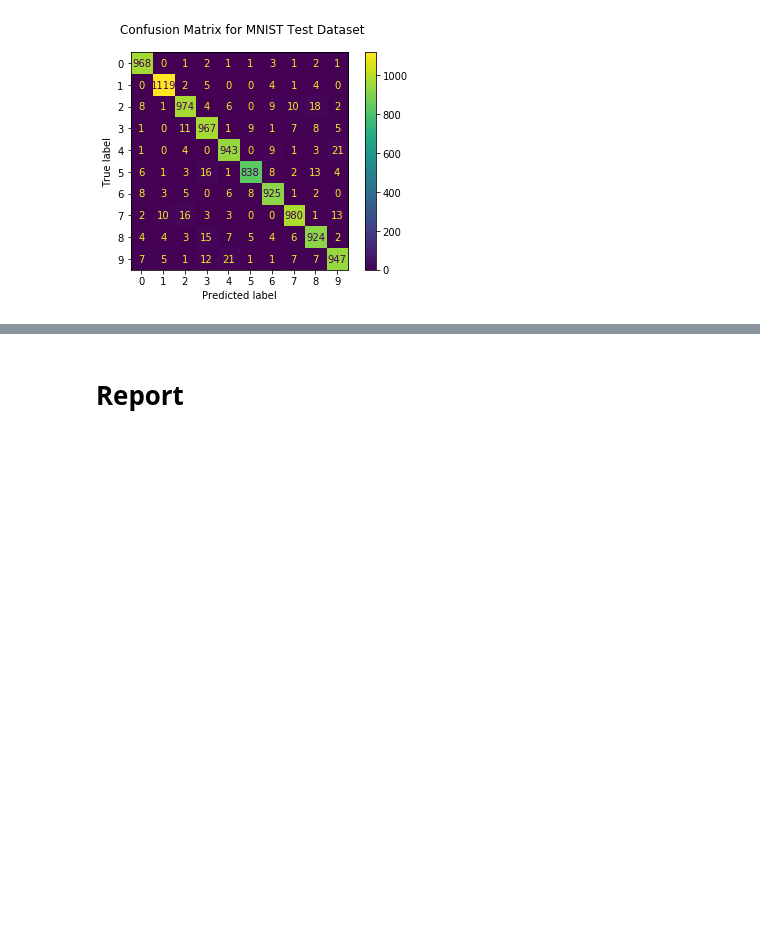
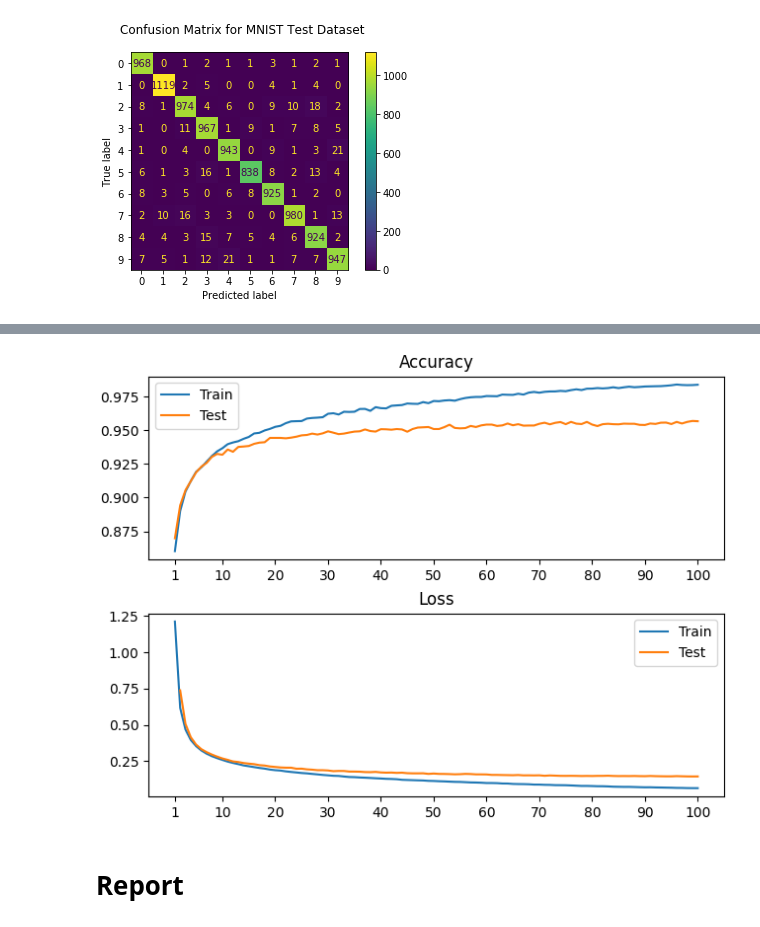
Before and after one commit to CNN-Terror/Task-2, a Jupyter notebook: exercise2/mlp.ipynb, the cells around one changed output, grey strips where cells are left out. Saved outputs shown, nothing was run; the diff lists cells and outputs as text; code cells hidden in the pictures; blank space fills up the shorter version.

Commit message:
[MLP] rerun + plot accuracy and loss

```diff
--- a/exercise2/mlp.ipynb
+++ b/exercise2/mlp.ipynb
@@ -101,12 +101,6 @@ configurations = [
 best_configuration = None
 best_score = None
 
-# TODO: remove
-train_data = train_data[:100]
-train_labels = train_labels[:100]
-test_data = test_data[:100]
-test_labels = test_labels[:100]
-
 # Use cross-validation to select best configuration
 # https://scikit-learn.org/stable/modules/cross_validation.html#k-fold
 kf = KFold(n_splits=5, random_state=random_state, shuffle=True)
@@ -120,14 +114,13 @@ for configuration in configurations:
     fold_validation_data = train_data[fold_validation_index]
     fold_validation_labels = train_labels[fold_validation_index]
 
-    # TODO: make sure max_iter is set properlu
     mlp = MLPClassifier(random_state=random_state,
                         verbose=0,
                         activation='logistic',
                         solver='sgd',
                         learning_rate='constant',
                         hidden_layer_sizes=configuration['hidden_layer_sizes'],
-                        max_iter=int(configuration['max_iter'] / 10),
+                        max_iter=configuration['max_iter'],
                         learning_rate_init=configuration['learning_rate_init'])
     mlp.fit(fold_train_data, fold_train_labels)
     scores.append(mlp.score(fold_validation_data, fold_validation_labels))
@@ -231,37 +220,41 @@ Accuracy on test data: 0.11
 # %%
 # Plot accuracy and loss for the best configuration
 # You need to install ipympl to make this work
 %matplotlib widget
 import matplotlib
 from matplotlib import pyplot as plt
 import os
 
 
 epochs = [i for i in range(1, len(train_accuracy_per_epoch) + 1)]
+epochs_to_show = np.linspace(1, len(train_accuracy_per_epoch), 11, dtype=int)
 fig, axes = plt.subplots(2, 1, constrained_layout=True)
 fig.canvas.toolbar_visible = False
 fig.canvas.header_visible = False
 
 
 # Show accuracy
-axes[0].plot(epochs, train_accuracy_per_epoch,'-o')
-axes[0].plot(epochs, test_accuracy_per_epoch, '-o')
-axes[0].set_xticks(epochs)
+axes[0].plot(epochs, train_accuracy_per_epoch,'-')
+axes[0].plot(epochs, test_accuracy_per_epoch, '-')
+axes[0].set_xticks(epochs_to_show)
 axes[0].legend(['Train', 'Test'])
 axes[0].set_title('Accuracy')
 
 
 # Show loss
-axes[1].plot(epochs, train_loss_per_epoch,'-o')
-axes[1].plot(epochs, test_loss_per_epoch, '-o')
-axes[1].set_xticks(epochs)
+# Loss for the first epoch for the test set is missing
+axes[1].plot(epochs, train_loss_per_epoch,'-')
+axes[1].plot(epochs[1:], test_loss_per_epoch[:-1], '-')
+axes[1].set_xticks(epochs_to_show)
 axes[1].legend(['Train', 'Test'])
 axes[1].set_title('Loss')
 
 
 # Save as png
 plot_filename = os.path.join(os.path.abspath(''), 'mlp_model.png')
 plt.savefig(plot_filename)
+# %% [output]
+[figure, added]
 # %% [markdown]
 # Report
 # %%
```
Also changed, not shown: parts of 3 cells of this notebook.
